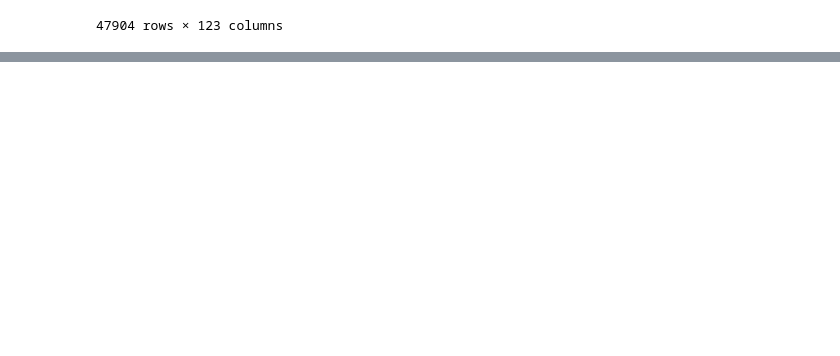
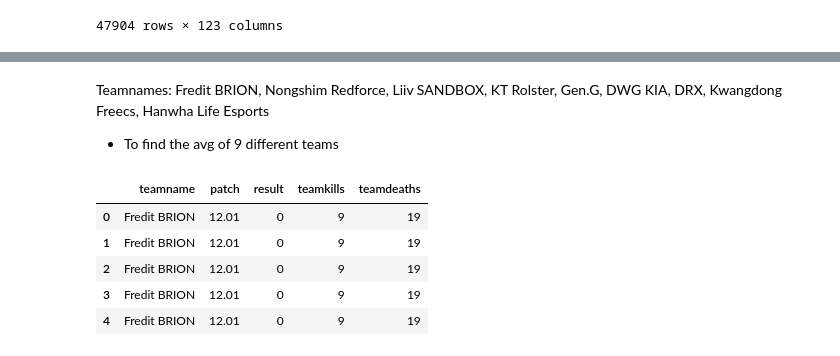
Before and after one commit to dan248lee/Esports-Project, a Jupyter notebook: LCK_Project.ipynb, the cells around one changed output, grey strips where cells are left out. Saved outputs shown, nothing was run; the diff lists cells and outputs as text; code cells hidden in the pictures; blank space fills up the shorter version.

```diff
--- a/LCK_Project.ipynb
+++ b/LCK_Project.ipynb
@@ -27,0 +71,13 @@ lck2022_data = lck2022_data['c']
+# %% [markdown]
+Teamnames: Fredit BRION, Nongshim Redforce, Liiv SANDBOX, KT Rolster, Gen.G, DWG KIA, DRX, Kwangdong Freecs,  Hanwha Life Esports
+- To find the avg of 9 different teams
+# %%
+lck2022_fredit=lck2022_data[lck2022_data['teamname'].str.contains('Fredit')]
+lck2022_fredit.head()
+# %% [output]
+|  | teamname | patch | result | teamkills | teamdeaths |
+| 0 | Fredit BRION | 12.01 | 0 | 9 | 19 |
+| 1 | Fredit BRION | 12.01 | 0 | 9 | 19 |
+| 2 | Fredit BRION | 12.01 | 0 | 9 | 19 |
+| 3 | Fredit BRION | 12.01 | 0 | 9 | 19 |
+| 4 | Fredit BRION | 12.01 | 0 | 9 | 19 |
```
Also changed, not shown: parts of 27 cells of this notebook.
